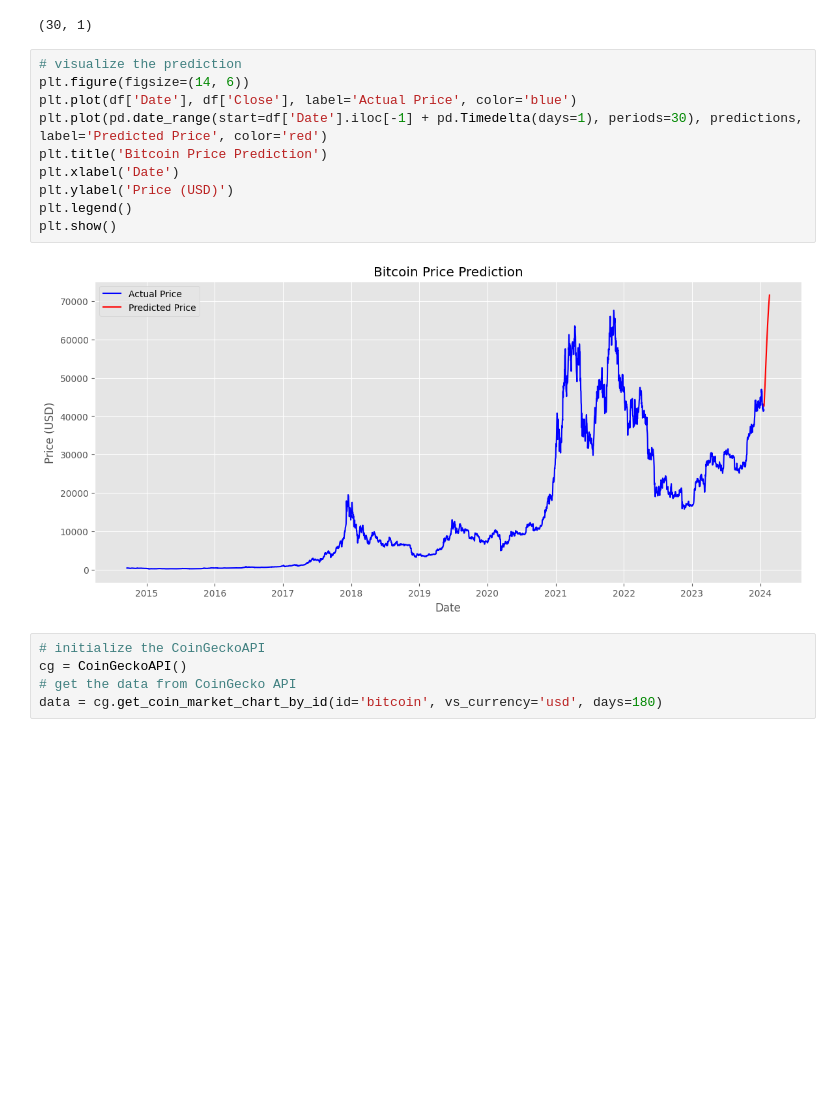
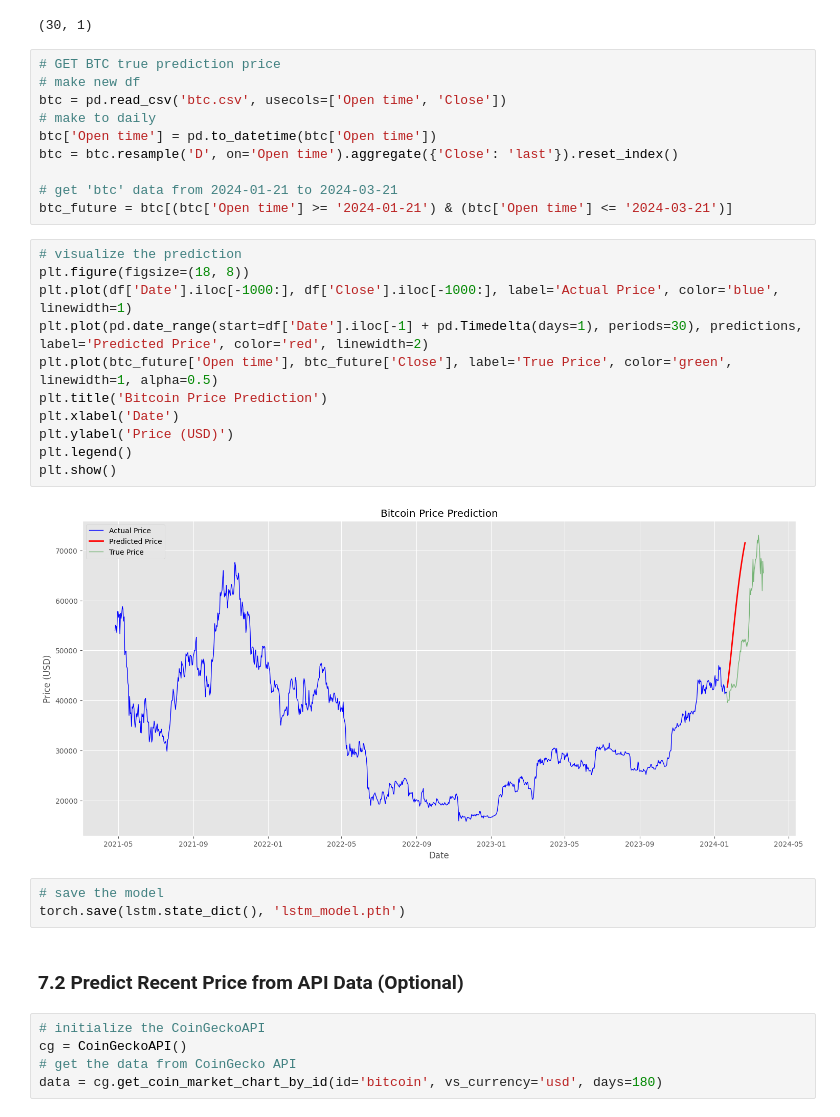
Before and after one commit to ArovaSyams/Bitcoin-Price-Prediction-with-LSTM, a Jupyter notebook: Notebook.ipynb, the cells around one changed output. Saved outputs shown, nothing was run; the diff lists cells and outputs as text; blank space fills up the shorter version.

Commit message:
import true prediction BTC price, collect all, and visuallize in 1 plot

```diff
--- a/Notebook.ipynb
+++ b/Notebook.ipynb
@@ -439,18 +441,34 @@ predictions = predict(
 predictions.shape
 # %% [output]
 (30, 1)
+# %%
+# GET BTC true prediction price
+# make new df
+btc = pd.read_csv('btc.csv', usecols=['Open time', 'Close'])
+# make to daily
+btc['Open time'] = pd.to_datetime(btc['Open time'])
+btc = btc.resample('D', on='Open time').aggregate({'Close': 'last'}).reset_index()
+
+# get 'btc' data from 2024-01-21 to 2024-03-21
+btc_future = btc[(btc['Open time'] >= '2024-01-21') & (btc['Open time'] <= '2024-03-21')]
 # %%
 # visualize the prediction
-plt.figure(figsize=(14, 6))
-plt.plot(df['Date'], df['Close'], label='Actual Price', color='blue')
-plt.plot(pd.date_range(start=df['Date'].iloc[-1] + pd.Timedelta(days=1), periods=30), predictions, label='Predicted Price', color='red')
+plt.figure(figsize=(18, 8))
+plt.plot(df['Date'].iloc[-1000:], df['Close'].iloc[-1000:], label='Actual Price', color='blue', linewidth=1)
+plt.plot(pd.date_range(start=df['Date'].iloc[-1] + pd.Timedelta(days=1), periods=30), predictions, label='Predicted Price', color='red', linewidth=2)
+plt.plot(btc_future['Open time'], btc_future['Close'], label='True Price', color='green', linewidth=1, alpha=0.5)
 plt.title('Bitcoin Price Prediction')
 plt.xlabel('Date')
 plt.ylabel('Price (USD)')
 plt.legend()
 plt.show()
 # %% [output]
-[figure, old version]
+[figure, new version]
+# %%
+# save the model
+torch.save(lstm.state_dict(), 'lstm_model.pth')
+# %% [markdown]
+### 7.2 Predict Recent Price from API Data (Optional)
 # %%
 # initialize the CoinGeckoAPI
 cg = CoinGeckoAPI()
```
Also changed, not shown: parts of 4 cells of this notebook, 3 other files.
